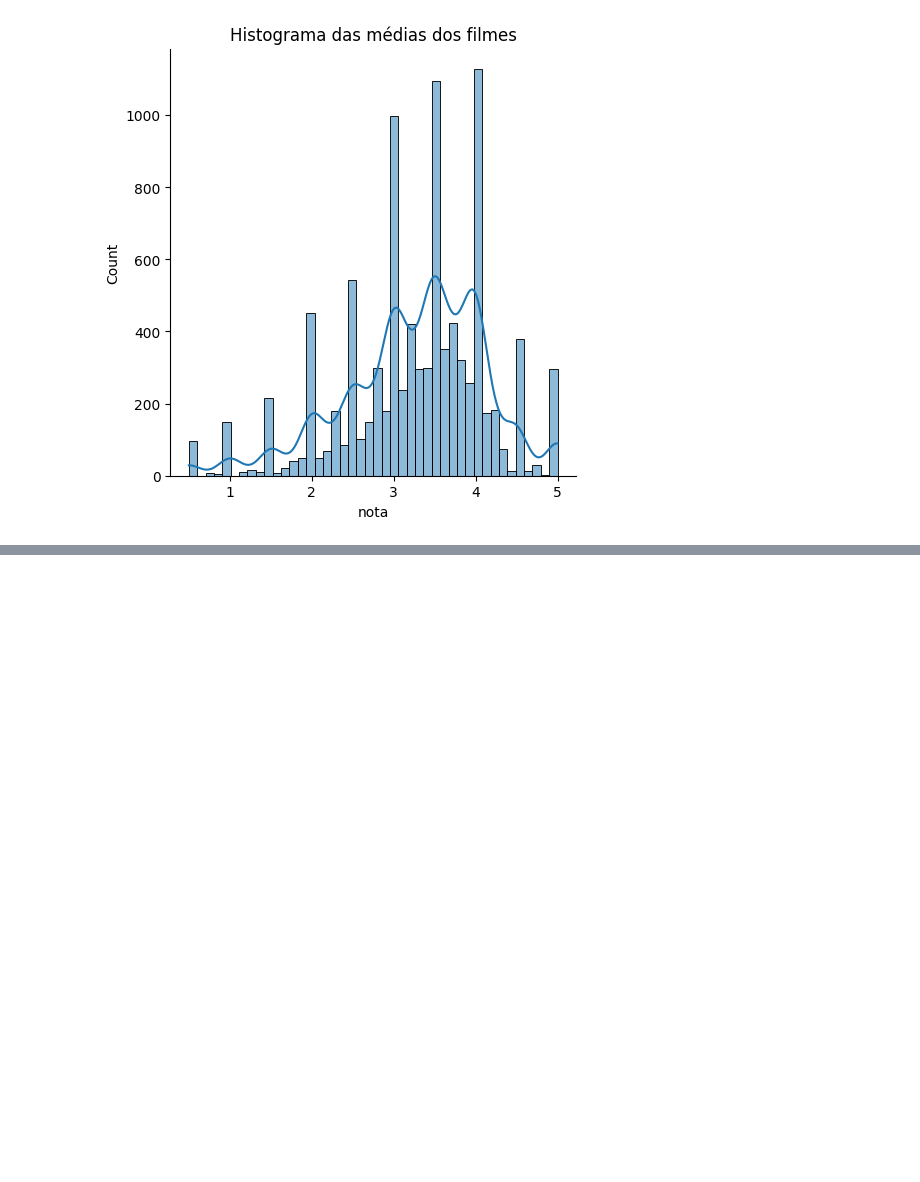
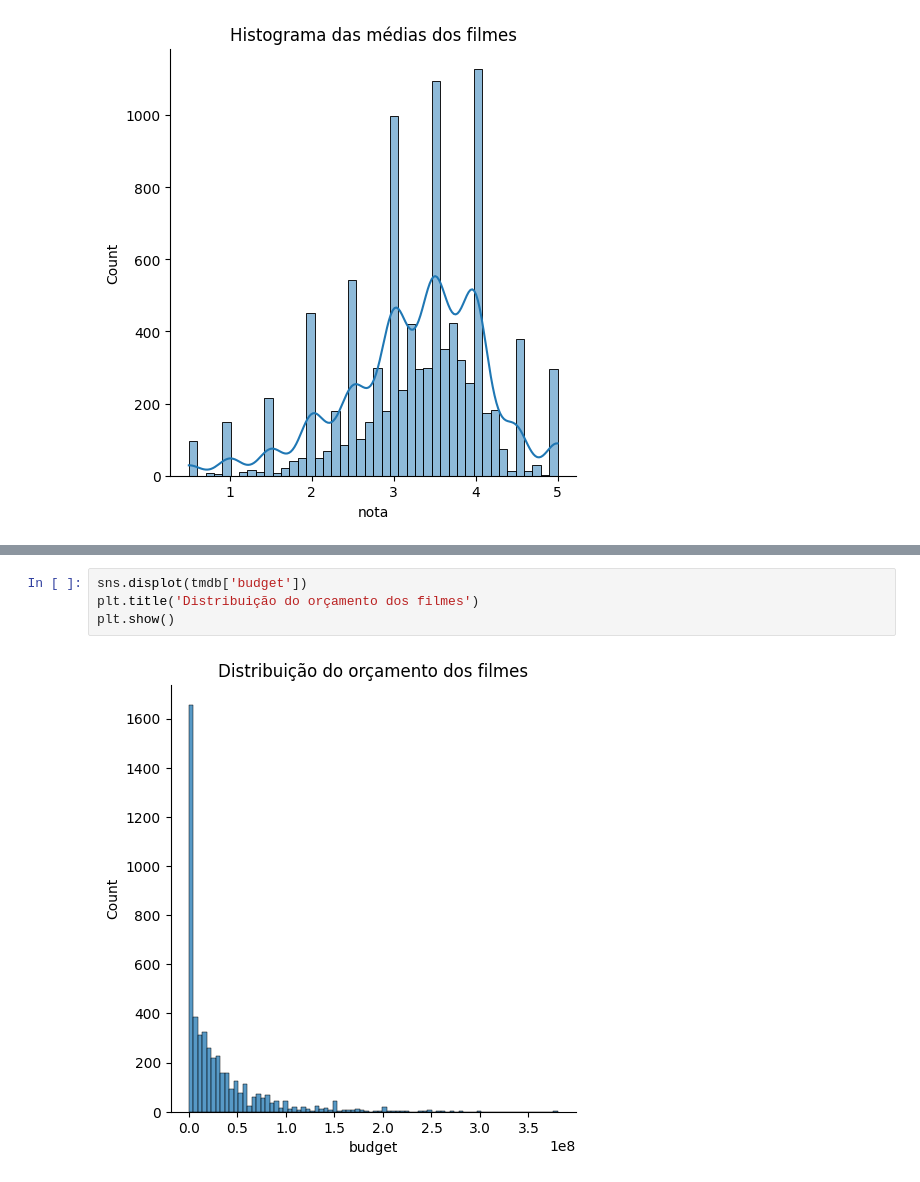
Before and after one commit to juliogazoli/alura-data-science-python-analise-exploratoria, a Jupyter notebook: introducao_a_data_science.ipynb, the cells around one changed output, grey strips where cells are left out. Drawn from its saved outputs; the diff is of its cells as text; blank space fills up the shorter version.

```diff
--- a/introducao_a_data_science.ipynb
+++ b/introducao_a_data_science.ipynb
@@ -180,0 +198,6 @@ Text(0.5, 1.0, 'Histograma das médias dos filmes')
+# %%
+sns.displot(tmdb['budget'])
+plt.title('Distribuição do orçamento dos filmes')
+plt.show()
+# %% [output]
+[figure, added]
```
Also changed, not shown: parts of 5 cells of this notebook, 1 other file.
